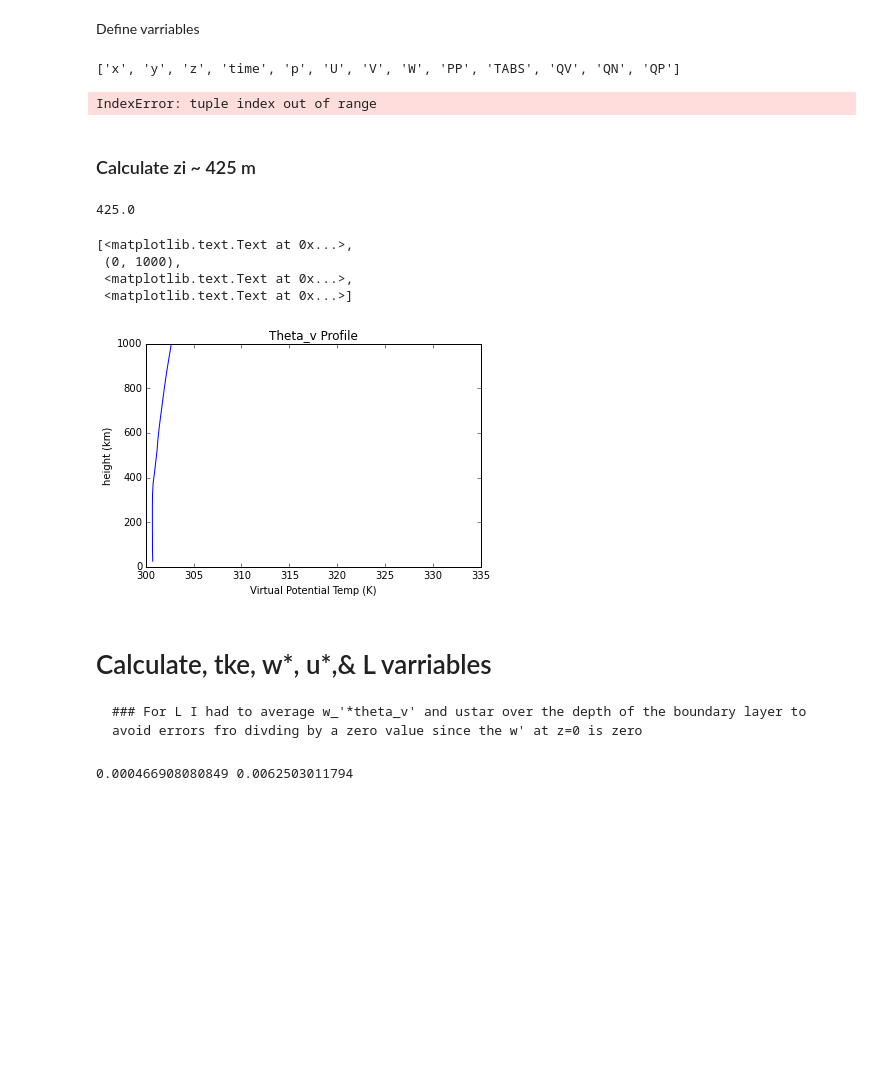
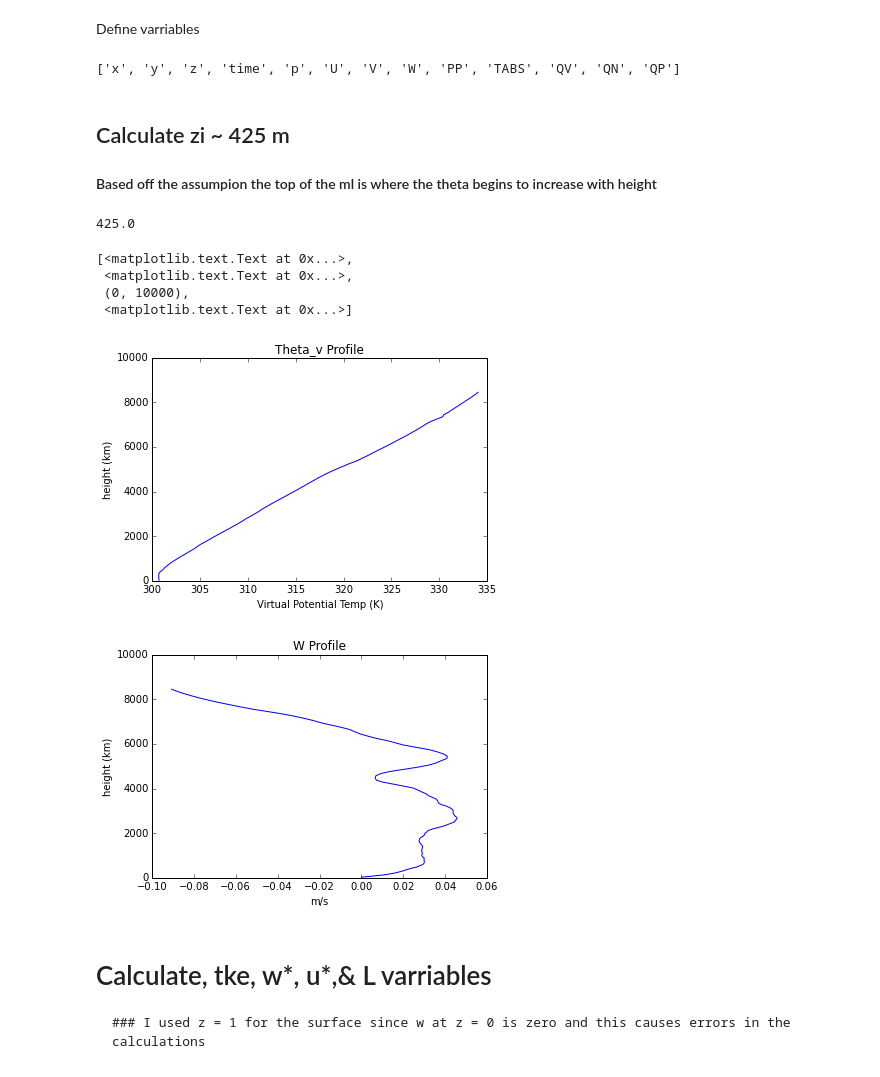
Before and after one commit to Wes-Skeeter/atsc500, a Jupyter notebook: notebooks/ws_lec9.ipynb, the cells around one changed output. Saved outputs shown, nothing was run; the diff lists cells and outputs as text; code cells hidden in the pictures; blank space fills up the shorter version.

```diff
--- a/notebooks/ws_lec9.ipynb
+++ b/notebooks/ws_lec9.ipynb
@@ -12,6 +12,11 @@ data_download=False
 if data_download:
     urllib.request.urlretrieve("http://clouds.eos.ubc.ca/~phil/docs/atsc500/tropical_subset.nc",
                            "tropical_subset.nc")
+# %%
+def doReyn(Array):
+    Bar = Array.mean(axis=2).mean(axis=1)
+    Pert = Array-Bar[:,np.newaxis,np.newaxis]
+    return (Bar,Pert)
 # %% [markdown]
 Define varriables
 # %%
@@ -41,79 +46,52 @@ with Dataset('tropical_subset.nc','r') as nc_in:
     qn = qn/1000
 
 #
-#       Mean Values
-#
-    T_bar=T.mean(axis=2).mean(axis=1)
-    W_bar=W.mean(axis=2).mean(axis=1)
-    V_bar=V.mean(axis=2).mean(axis=1)
-    U_bar=U.mean(axis=2).mean(axis=1)
-    P_bar=pres.mean(axis=2).mean(axis=1)
-#
 #   Theta & Theta_v
 #
     Theta = T*(p0/pres[:,np.newaxis,np.newaxis])**(Rd/cp)
-    Theta_v = Theta*(1+0.61*qv-qn)
+    Tv = Theta*(1+0.61*qv-qn)
 #
 #   Primes
 #
-    w_Bar = W.mean(axis = 2).mean(axis = 1)
-    w_prime = W - w_Bar[:,np.newaxis,np.newaxis]
-    u_Bar = U.mean(axis = 2).mean(axis = 1)
-    u_prime = U - u_Bar[:,np.newaxis,np.newaxis]
-    v_Bar = V.mean(axis = 2).mean(axis = 1)
-    v_prime = V - v_Bar[:,np.newaxis,np.newaxis]
-    Theta_v_Bar = Theta_v.mean(axis = 2).mean(axis = 1)
-    Theta_v_prime = Theta_v - Theta_v_Bar[:,np.newaxis,np.newaxis]
-    P_prime=pres-P_bar
+
+    W_bar,Wpert = doReyn(W)
+    U_bar,Upert = doReyn(U)
+    V_bar,Vpert = doReyn(V)
+    Th_bar,Th_pert = doReyn(Theta)
+    Tv_bar,Tvpert = doReyn(T_v)
+    #P_prime=pres-P_bar
 # %% [output]
 ['x', 'y', 'z', 'time', 'p', 'U', 'V', 'W', 'PP', 'TABS', 'QV', 'QN', 'QP']
-IndexError: tuple index out of range
-# %% [markdown]
-### Calculate zi ~ 425 m
+# %% [markdown]
+## Calculate zi ~ 425 m
+  #### Based off the assumpion the top of the ml is where the theta begins to increase with height
 # %%
+W_Tv_pro=(W_bar*Tv_bar)
 x=0
 y=0
 while x == 0:
-    if Theta_v_Bar[y]+0.1 < Theta_v_Bar[y+1]:
+    if Tv_bar[y]+0.1 < Tv_bar[y+1]:
         x = y+1
     y = y+1
 print (Z[x])
 zi_lev = x
 pl = plt.figure(1)
 ax1 = pl.add_subplot(1,1,1)
-ax1.plot(Theta_v_Bar,Z)
-ax1.set(xlabel='Virtual Potential Temp (K)',ylabel='height (km)',title = 'Theta_v Profile',ylim=(0,1000))
+ax1.plot(Tv_bar,Z)
+ax1.set(xlabel='Virtual Potential Temp (K)',ylabel='height (km)',title = 'Theta_v Profile',ylim=(0,10000))
+
+pl = plt.figure(2)
+ax1 = pl.add_subplot(1,1,1)
+ax1.plot(W_bar,Z)
+ax1.set(xlabel='m/s',ylabel='height (km)',title = 'W Profile',ylim=(0,10000))
 # %% [output]
 425.0
 [<matplotlib.text.Text at 0x...>,
- (0, 1000),
  <matplotlib.text.Text at 0x...>,
+ (0, 10000),
  <matplotlib.text.Text at 0x...>]
-[figure, old version]
+[figure, new version]
+[figure, added]
 # %% [markdown]
 # Calculate, tke, w*, u*,& L varriables
-    ### For L I had to average w_'*theta_v' and ustar over the depth of the boundary layer to avoid errors fro divding by a zero value since the w' at z=0 is zero
+    ### I used z = 1 for the surface since w at z = 0 is zero and this causes errors in the calculations
-# %%
-## w*
-w_star = g*Z[zi_lev]/Theta_v_Bar[:,np.newaxis,np.newaxis]*(w_prime*Theta_v_prime)
-temp = w_star
-temp[temp < 0] = -1
-temp[temp > 0] = 1
-w_star = (abs(w_star)**(1/3)*temp).mean(axis = 2).mean(axis = 1)
-wst = w_star[0:x].mean()
-## u*
-uw_bar = (u_prime*w_prime).mean(axis = 2).mean(axis = 1)
-vw_bar = (v_prime*w_prime).mean(axis = 2).mean(axis = 1)
-u_star = (uw_bar**2+vw_bar**2)**(.25)
-ust = u_star[0:x].mean()
-## TKE
-w_prime_bar = w_prime.mean(axis = 2).mean(axis = 1)
-u_prime_bar = u_prime.mean(axis = 2).mean(axis = 1)
-v_prime_bar = v_prime.mean(axis = 2).mean(axis = 1)
-TKE = 0.5*(w_prime_bar**2+u_prime_bar**2+v_prime_bar**2)
-### L
-wTheta_v_Bar = (Theta_v_prime*w_prime).mean(axis = 2).mean(axis = 1)
-w_theta_v_Bar = wTheta_v_Bar[0:x].mean()
-L = w_theta_v_Bar*ust3**3/(k*g*w_theta_v_Bar)
-# %% [output]
-0.000466908080849 0.0062503011794
```
Also changed, not shown: parts of 3 cells of this notebook.
